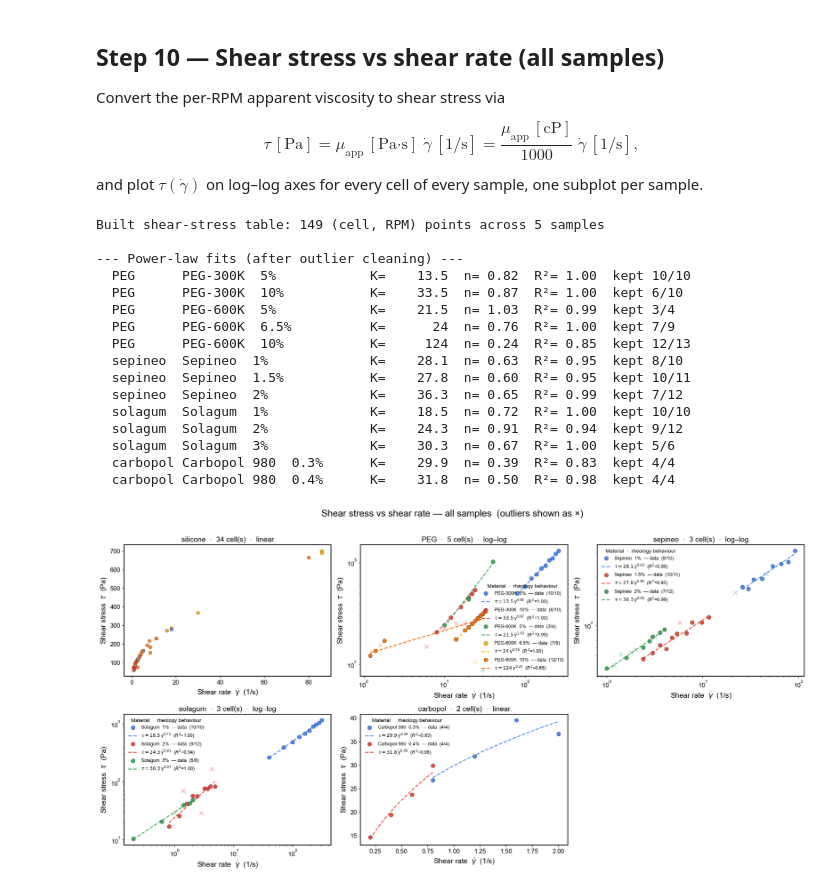
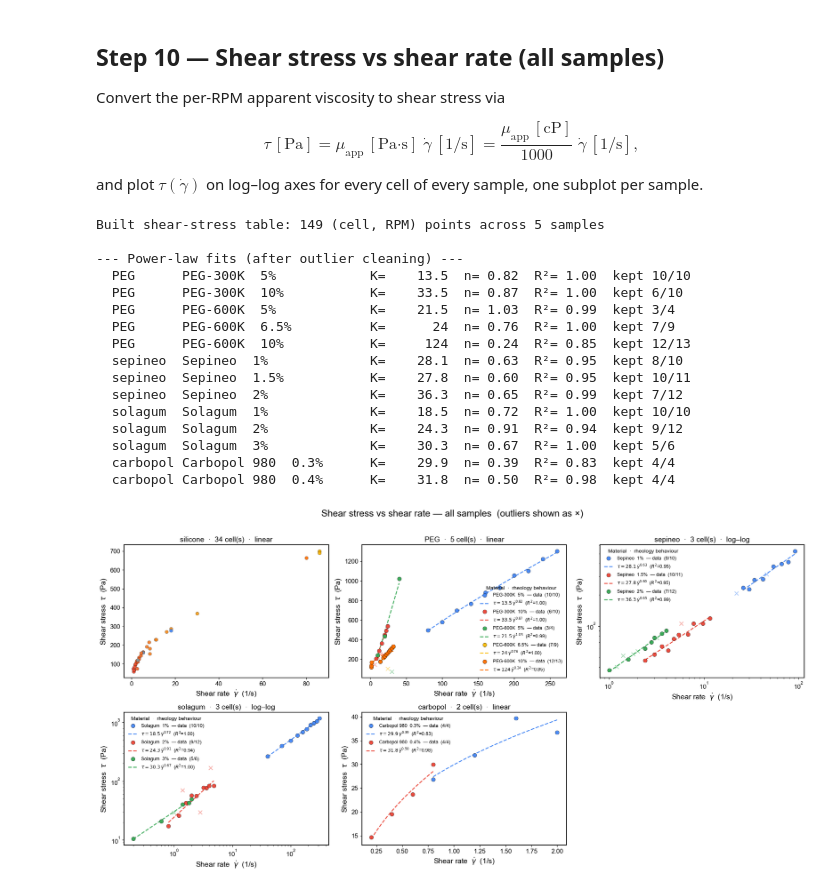
Before and after one commit to AC-Formulations-SDL5/Automated_Viscometry, a Jupyter notebook: Rheology_Newtonian_Non_Newtonian_Material/Rheology_Newtonian_Non_Newtonian_Material.ipynb, the cells around one changed output. Drawn from its saved outputs; the diff is of its cells as text; code cells hidden in the pictures.

```diff
--- a/Rheology_Newtonian_Non_Newtonian_Material/Rheology_Newtonian_Non_Newtonian_Material.ipynb
+++ b/Rheology_Newtonian_Non_Newtonian_Material/Rheology_Newtonian_Non_Newtonian_Material.ipynb
@@ -683,7 +683,7 @@ SAMPLE_CELLS = {
 }
 
 # Subplots that should use linear axes (everything else stays log–log).
-LINEAR_SAMPLES = {"silicone", "carbopol"}
+LINEAR_SAMPLES = {"silicone", "carbopol", "PEG"}
 
 # Colours per cell within a sample (one distinct colour per concentration).
 PALETTE = ["#4285F4", "#EA4335", "#34A853", "#FBBC05", "#FF6D00", "#46BDC6"]
@@ -785,31 +785,31 @@ for idx, sample in enumerate(samples_order):
     if sample != "silicone":
         ax.legend(fontsize=FS_LEGEND - 3, frameon=False, loc="best",
                   title="Material  ·  rheology behaviour",
                   title_fontsize=FS_LEGEND - 2)
 
 # Hide any unused axes
 for j in range(len(samples_order), nrows * ncols):
     axes[j // ncols, j % ncols].set_visible(False)
 
 fig.suptitle("Shear stress vs shear rate — all samples  (outliers shown as ×)",
              fontsize=FS_LABEL + 2, y=1.02)
 plt.tight_layout()
 plt.show()
 # %% [output]
 Built shear-stress table: 149 (cell, RPM) points across 5 samples
 
 --- Power-law fits (after outlier cleaning) ---
   PEG      PEG-300K  5%            K=    13.5  n= 0.82  R²= 1.00  kept 10/10
   PEG      PEG-300K  10%           K=    33.5  n= 0.87  R²= 1.00  kept 6/10
   PEG      PEG-600K  5%            K=    21.5  n= 1.03  R²= 0.99  kept 3/4
   PEG      PEG-600K  6.5%          K=      24  n= 0.76  R²= 1.00  kept 7/9
   PEG      PEG-600K  10%           K=     124  n= 0.24  R²= 0.85  kept 12/13
   sepineo  Sepineo  1%             K=    28.1  n= 0.63  R²= 0.95  kept 8/10
   sepineo  Sepineo  1.5%           K=    27.8  n= 0.60  R²= 0.95  kept 10/11
   sepineo  Sepineo  2%             K=    36.3  n= 0.65  R²= 0.99  kept 7/12
   solagum  Solagum  1%             K=    18.5  n= 0.72  R²= 1.00  kept 10/10
   solagum  Solagum  2%             K=    24.3  n= 0.91  R²= 0.94  kept 9/12
   solagum  Solagum  3%             K=    30.3  n= 0.67  R²= 1.00  kept 5/6
   carbopol Carbopol 980  0.3%      K=    29.9  n= 0.39  R²= 0.83  kept 4/4
   carbopol Carbopol 980  0.4%      K=    31.8  n= 0.50  R²= 0.98  kept 4/4
-[figure, old version]
+[figure, new version]
```
